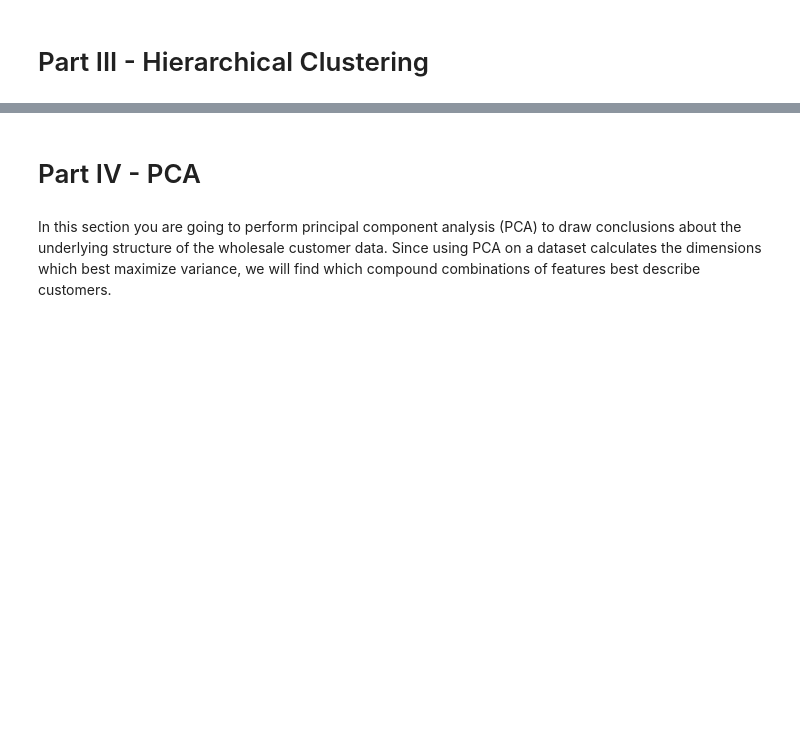
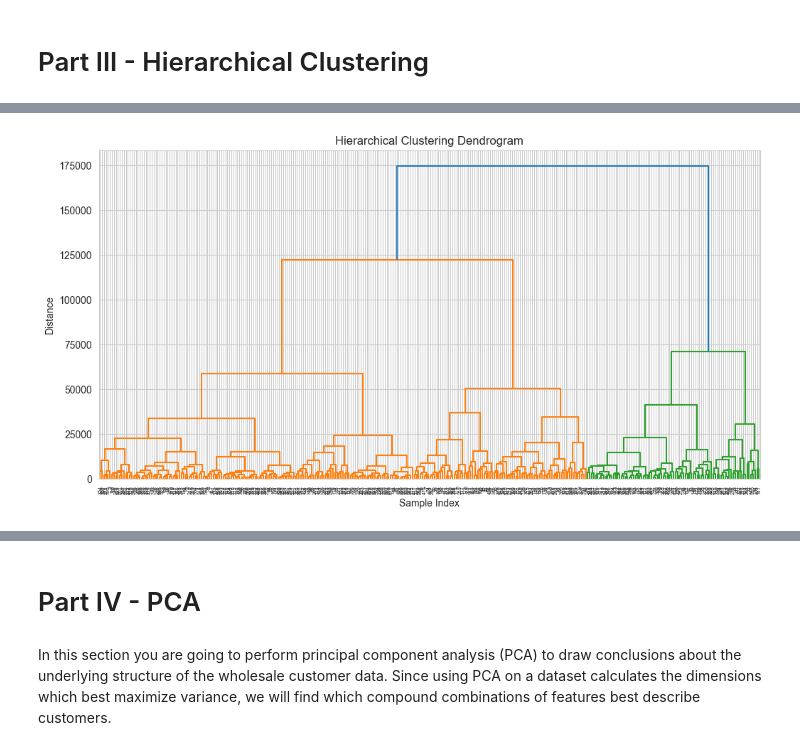
Before and after one commit to DavidOrmsby/Cluster-Grouping-Customers, a Jupyter notebook: Unsupervised Learning - Project.ipynb, the cells around one changed output, grey strips where cells are left out. Cells and saved outputs as stored; diff of their text form; code cells hidden in the pictures; blank space fills up the shorter version.

```diff
--- a/Unsupervised Learning - Project.ipynb
+++ b/Unsupervised Learning - Project.ipynb
@@ -184,0 +196,21 @@ To perform hierarchical clustering analysis, you will need to pre-process the da
+# %%
+from scipy.cluster.hierarchy import linkage, dendrogram
+from sklearn.cluster  import AgglomerativeClustering
+import scipy.cluster._hierarchy as sch
+
+
+cleandf2 = cleandf.drop(columns = ['K_Cluster'])  ## new temporary df without the K_cluster column from last step
+# %%
+linkage_matrix = linkage(cleandf2, method='ward')
+
+
+plt.figure(figsize=(12, 6))
+dendrogram(linkage_matrix, labels=cleandf2.index, orientation='top', distance_sort='descending', show_leaf_counts=True)
+plt.title('Hierarchical Clustering Dendrogram')
+plt.xlabel('Sample Index')
+plt.ylabel('Distance')
+plt.show()
+
+## 3 Appears to me the optimal amount of clusters again
+# %% [output]
+[figure, added]
```
Also changed, not shown: parts of 16 cells of this notebook.
